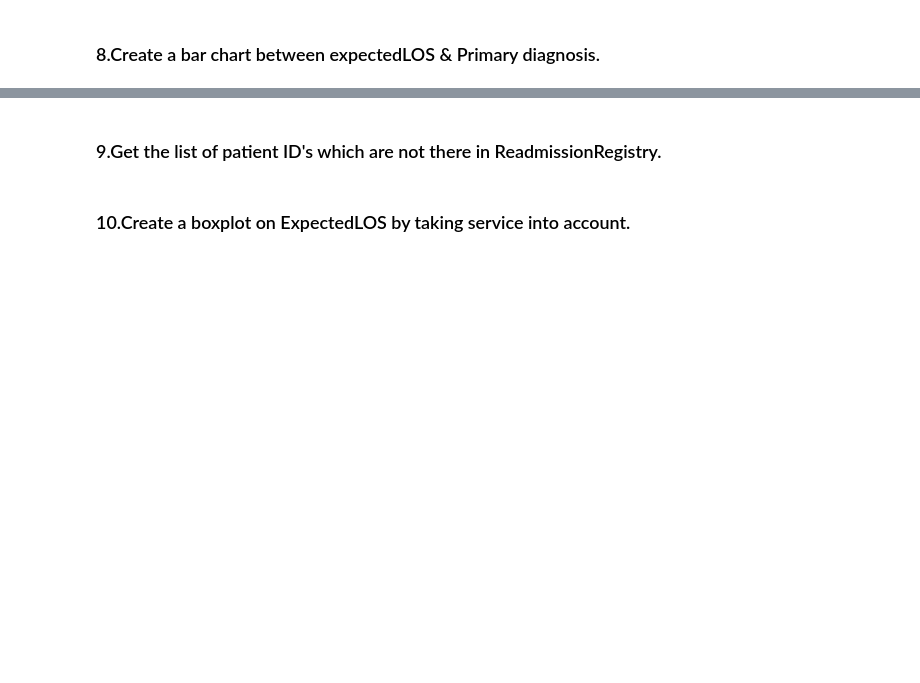
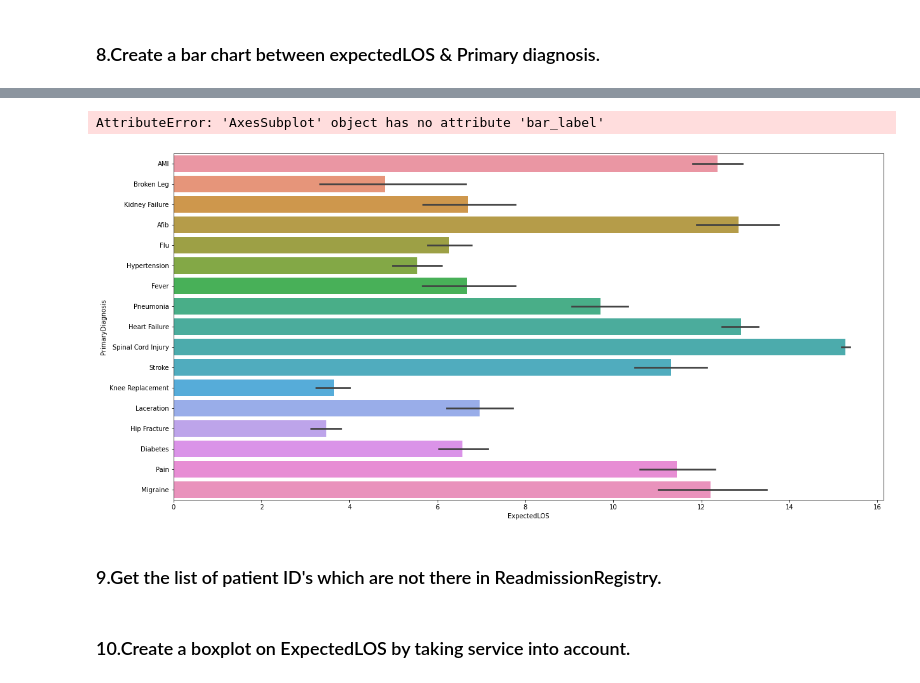
Before and after one commit to KinjalTanna/Pythonistas, a Jupyter notebook: pythonistas.ipynb, the cells around one changed output, grey strips where cells are left out. Saved outputs shown, nothing was run; the diff lists cells and outputs as text; code cells hidden in the pictures; blank space fills up the shorter version.

```diff
--- a/pythonistas.ipynb
+++ b/pythonistas.ipynb
@@ -251,3 +152,14 @@ NameError: name 'plt' is not defined
+# %%
+plt.figure(figsize=(20,10))
+ax=sns.barplot(x='ExpectedLOS' ,y ='PrimaryDiagnosis' ,data=Discharges)
+ax.bar_label(ax.containers[0], label_type='center')
+#plt.title('bar chart between expectedLOS & Primary diagnosis')
+
+
+plt.show()
+# %% [output]
+AttributeError: 'AxesSubplot' object has no attribute 'bar_label'
+[figure, added]
 # %% [markdown]
 ### 9.Get the list of patient ID's which are not there in ReadmissionRegistry.
 # %%
```
Also changed, not shown: parts of 19 cells of this notebook.
